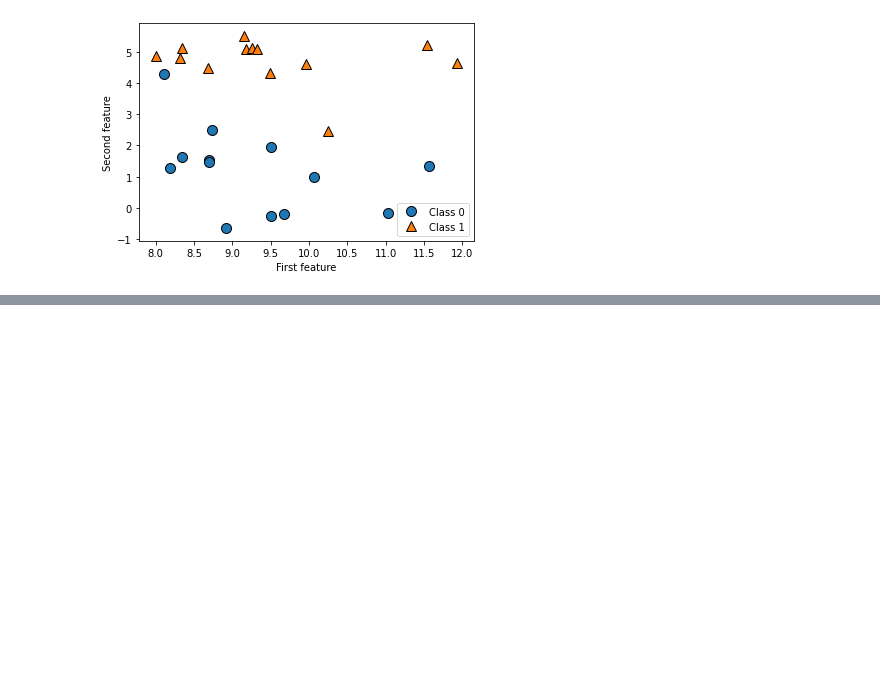
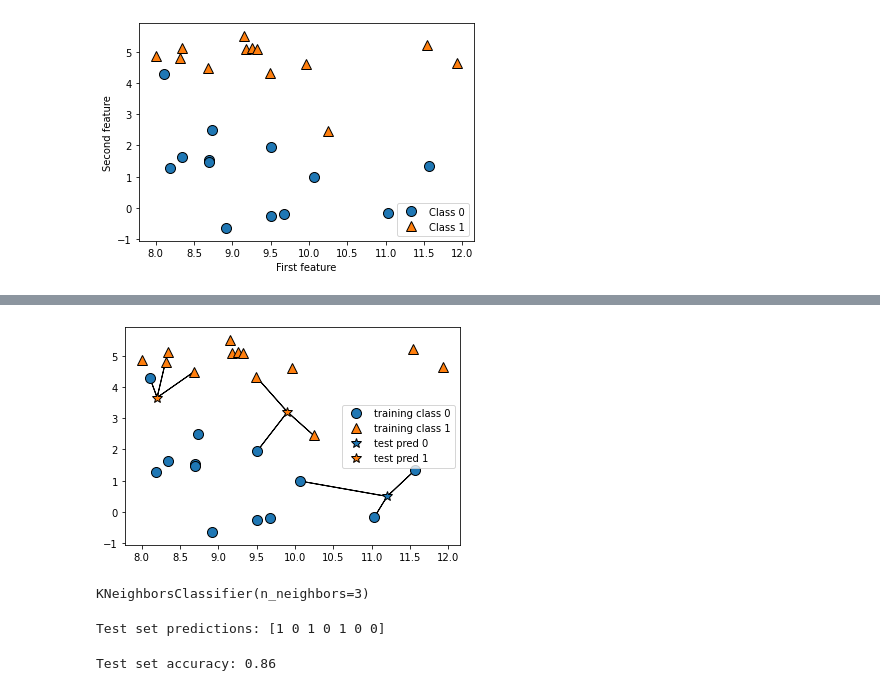
Before and after one commit to Mayokara/ML_Python, a Jupyter notebook: Chapter2.ipynb, the cells around one changed output, grey strips where cells are left out. Cells and saved outputs as stored; diff of their text form; code cells hidden in the pictures; blank space fills up the shorter version.

```diff
--- a/Chapter2.ipynb
+++ b/Chapter2.ipynb
@@ -22,0 +95,4 @@ X.shape: (26, 2)
+# %%
+mglearn.plots.plot_knn_classification(n_neighbors=3)
+# %% [output]
+[figure, added]
@@ -22,0 +107,12 @@ X.shape: (26, 2)
+# %%
+clf.fit(X_train, y_train)
+# %% [output]
+KNeighborsClassifier(n_neighbors=3)
+# %%
+print("Test set predictions: {}".format(clf.predict(X_test)))
+# %% [output]
+Test set predictions: [1 0 1 0 1 0 0]
+# %%
+print("Test set accuracy: {:.2f}".format(clf.score(X_test, y_test)))
+# %% [output]
+Test set accuracy: 0.86
```
Also changed, not shown: parts of 18 cells of this notebook.
